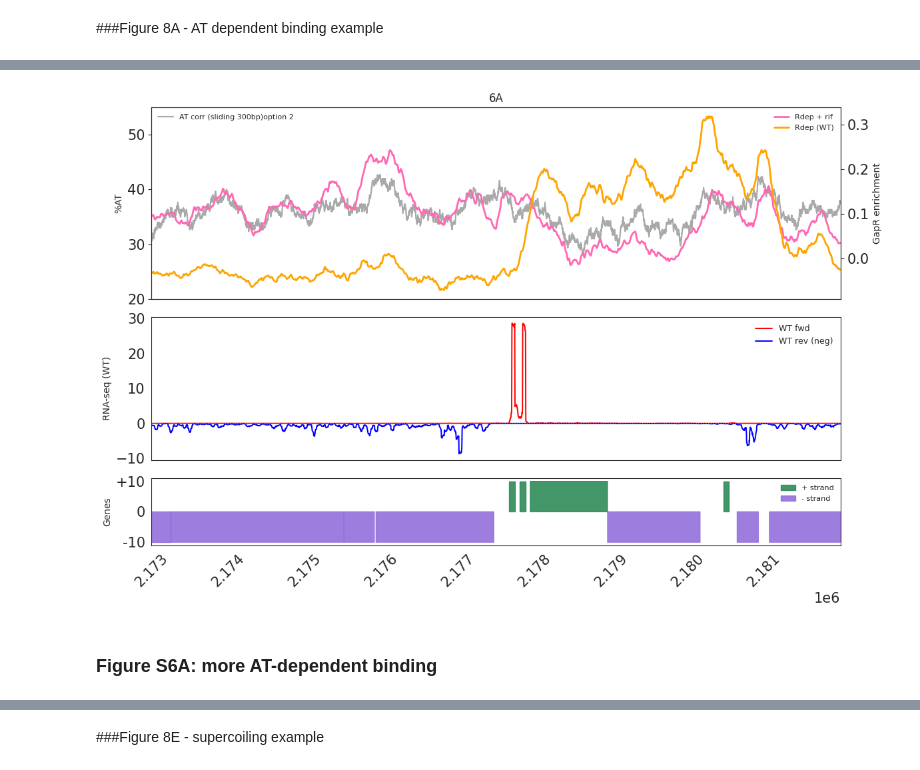
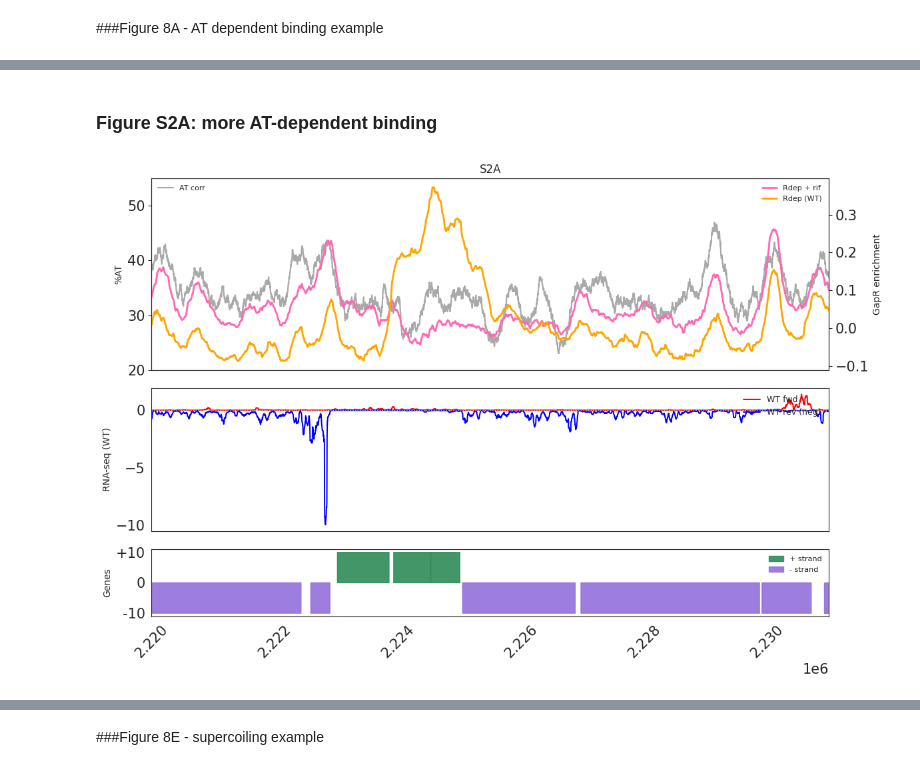
Before and after one commit to LucyKwi/GapR_ATvsSC, a Jupyter notebook: Fig8_S2_GitHub.ipynb, the cells around one changed output, grey strips where cells are left out. Drawn from its saved outputs; the diff is of its cells as text; code cells hidden in the pictures.

Commit message:
Update Fig8_S2_GitHub.ipynb
updated fig8 and S2 notebooks. Removed unused cells, and updated final figure #'s in title

```diff
--- a/Fig8_S2_GitHub.ipynb
+++ b/Fig8_S2_GitHub.ipynb
@@ -58,32 +39,6 @@ import urllib.request
 sns.set_style('white')
 plt.rcParams['xtick.labelsize']=15
 plt.rcParams['ytick.labelsize']=15
-# %%
-
-# 1. Setup the directory
-data_dir = 'data'
-os.makedirs(data_dir, exist_ok=True)
-
-# 2. Define your NCBI FTP links (Replace these with your actual NCBI links)
-datasets = {
-    "chip_1": "https://ftp.ncbi.nlm.nih.gov/.../chip_sample1.fastq.gz",
-    "chip_2": "https://ftp.ncbi.nlm.nih.gov/.../chip_sample2.fastq.gz",
-    "chip_3": "https://ftp.ncbi.nlm.nih.gov/.../chip_sample3.fastq.gz",
-    "rna_1": "https://ftp.ncbi.nlm.nih.gov/.../rna_sample1.fastq.gz",
-    "rna_2": "https://ftp.ncbi.nlm.nih.gov/.../rna_sample2.fastq.gz"
-}
-
-# 3. The Download Loop
-for name, url in datasets.items():
-    filename = os.path.join(data_dir, f"{name}.fastq.gz")
-
-    if not os.path.exists(filename):
-        print(f"Downloading {name}...")
-        urllib.request.urlretrieve(url, filename)
-    else:
-        print(f"{name} already exists. Skipping.")
-
-print("All datasets ready for analysis!")
 # %% [markdown]
 # functions
 # %%
@@ -277,6 +291,8 @@ at_arr, wt_arr, rif_arr, WT_for, WT_rev, gene_track = \
+# %% [markdown]
+### Figure S2A: more AT-dependent binding
 # %%
 # window
-s, e   = 2173000, 2182000
+s, e   = 2220000, 2231000
 
 N = len(at_arr)
 startplot = max(0, int(s))
@@ -284,7 +300,7 @@ endplot   = min(N, int(e))
 
 x_step = np.arange(startplot, endplot)
 
-# making the figure 3 boxes, setting up axis
+# making the figure 3 boxes
 fig, (ax_top, ax_rna, ax_genes) = plt.subplots(
     3, 1, figsize=(12, 8), sharex=True,
     gridspec_kw={'height_ratios': [2.0, 1.5, 0.7]}
@@ -292,44 +308,42 @@ fig, (ax_top, ax_rna, ax_genes) = plt.subplots(
 
 # 1) plotting AT + ChIP on twin axis
 ax2 = ax_top.twinx()
-ax_top.plot(x_step, at_arr[startplot:endplot], color='darkgrey', label='AT corr (sliding 300bp)option 2', zorder=1)
+ax_top.plot(x_step, at_arr[startplot:endplot], color='darkgrey', label='AT corr', zorder=1)
 ax2.plot(x_step, rif_arr[startplot:endplot], color='hotpink', linewidth=2.0, label='Rdep + rif')
 ax2.plot(x_step, wt_arr[startplot:endplot:],  color='orange',  linewidth=2.0, label='Rdep (WT)')
 ax_top.set_ylabel('%AT')
 ax2.set_ylabel('GapR enrichment')
 ax_top.legend(loc='upper left', fontsize=8, frameon=False)
 ax2.legend(loc='upper right', fontsize=8, frameon=False)
-ax_top.set_title(f'9A')
+ax_top.set_title(f'S2A')
 ax_top.set_xlim(startplot, endplot - 1)
 ax_top.set_ylim(20, 55) # Manually set AT content y-axis limits
 
-# 2) untreated Caulobacter RNA-seq
+# 2) untreated Caulobacter RNA-seq (rev negated)
 ax_rna.plot(x_step,  WT_for[startplot:endplot],  color='red',  linewidth=1.4, label='WT fwd')
 ax_rna.plot(x_step, -WT_rev[startplot:endplot], color='blue', linewidth=1.4, label='WT rev (neg)')
 ax_rna.axhline(0, color='0.7', lw=1, ls=':')
 ax_rna.set_ylabel('RNA-seq (WT)')
 ax_rna.legend(loc='upper right', fontsize=9, frameon=False)
 
 # 3) Gene orientation
 g = gene_track[startplot:endplot]
 pos_mask = g > 0
 neg_mask = g < 0
 
 # filled blocks for strands
 ax_genes.fill_between(x_step, 0, g, where=pos_mask, step='pre', color='seagreen',    alpha=0.9, label='+ strand')
 ax_genes.fill_between(x_step, 0, g, where=neg_mask, step='pre', color='mediumpurple', alpha=0.9, label='- strand')
 
 ax_genes.set_ylim(-11, 11)
 ax_genes.set_yticks([-10, 0, 10])
 ax_genes.set_yticklabels(['-10', '0', '+10'])
 ax_genes.set_ylabel('Genes')
 ax_genes.legend(loc='upper right', fontsize=8, frameon=False)
 ax_genes.tick_params(axis='x', rotation=45)
 
 plt.tight_layout()
-#plt.savefig('8A.pdf')
+#plt.savefig('S2A.pdf')
 plt.show()
 # %% [output]
-[figure, old version]
+[figure, new version]
-# %% [markdown]
-### Figure S6A: more AT-dependent binding
```
Also changed, not shown: parts of 23 cells of this notebook.
